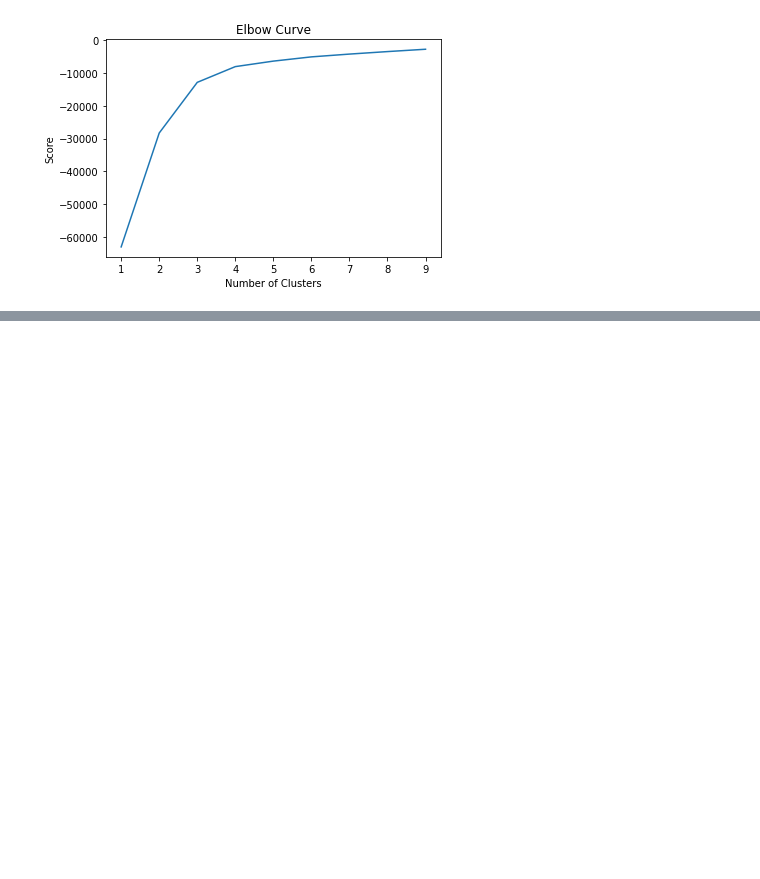
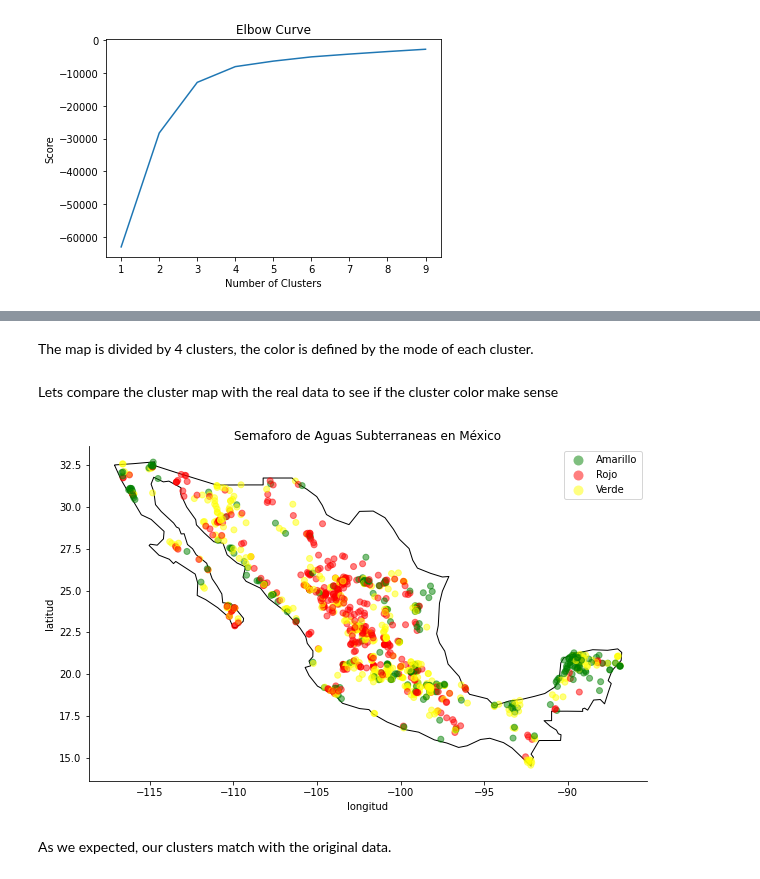
Before and after one commit to PosgradoMNA/actividades-del-projecto-team-1, a Jupyter notebook: Reto/Reto_Equipo1.ipynb, the cells around one changed output, grey strips where cells are left out. Saved outputs shown, nothing was run; the diff lists cells and outputs as text; code cells hidden in the pictures; blank space fills up the shorter version.

```diff
--- a/Reto/Reto_Equipo1.ipynb
+++ b/Reto/Reto_Equipo1.ipynb
@@ -727,0 +702,37 @@ ax.scatter(centroids["LONGITUD"],centroids["LATITUD"], marker='.', c='black', s=
+# %% [markdown]
+The map is divided by 4 clusters, the color is defined by the mode of each cluster.
+# %% [markdown]
+Lets compare the cluster map with the real data to see if the cluster color make sense
+# %%
+from shapely.geometry import Point
+df_AguaSubterraneaCleaned['COORDINATES'] = list(zip(df_AguaSubterraneaCleaned.LONGITUD, df_AguaSubterraneaCleaned.LATITUD))
+df_AguaSubterraneaCleaned['COORDINATES'] = df_AguaSubterraneaCleaned['COORDINATES'].apply(Point)
+# %%
+import matplotlib
+df_AguaSubterranea_geo = gpd.GeoDataFrame(df_AguaSubterraneaCleaned, geometry="COORDINATES")
+
+fig, gax = plt.subplots(figsize=(10,10))
+
+#ploteando las filas en las cuales el país es México:
+world.query("name == 'Mexico'").plot(ax = gax, edgecolor='black', color='white')
+
+
+# Creamos una paleta de colores para los diferentes valores del semaforo:
+semaforo_palette = {'Verde': 'green', 'Amarillo': 'yellow', 'Rojo' : 'red'}
+cmap = matplotlib.colors.ListedColormap([semaforo_palette[b] for b in df_AguaSubterranea_geo.SEMAFORO.unique()])
+
+# Ploteamos las aguas suberraneas de nuestro GeoDataFrame con la paleta de colores de semaforo:
+df_AguaSubterranea_geo.plot(ax=gax, column='SEMAFORO', alpha = 0.5, legend=True, cmap=cmap)
+
+gax.set_xlabel('longitud')
+gax.set_ylabel('latitud')
+gax.set_title('Semaforo de Aguas Subterraneas en México')
+
+gax.spines['top'].set_visible(False)
+gax.spines['right'].set_visible(False)
+
+plt.show()
+# %% [output]
+[figure, added]
+# %% [markdown]
+As we expected, our clusters match with the original data.
```
Also changed, not shown: parts of 18 cells of this notebook.
